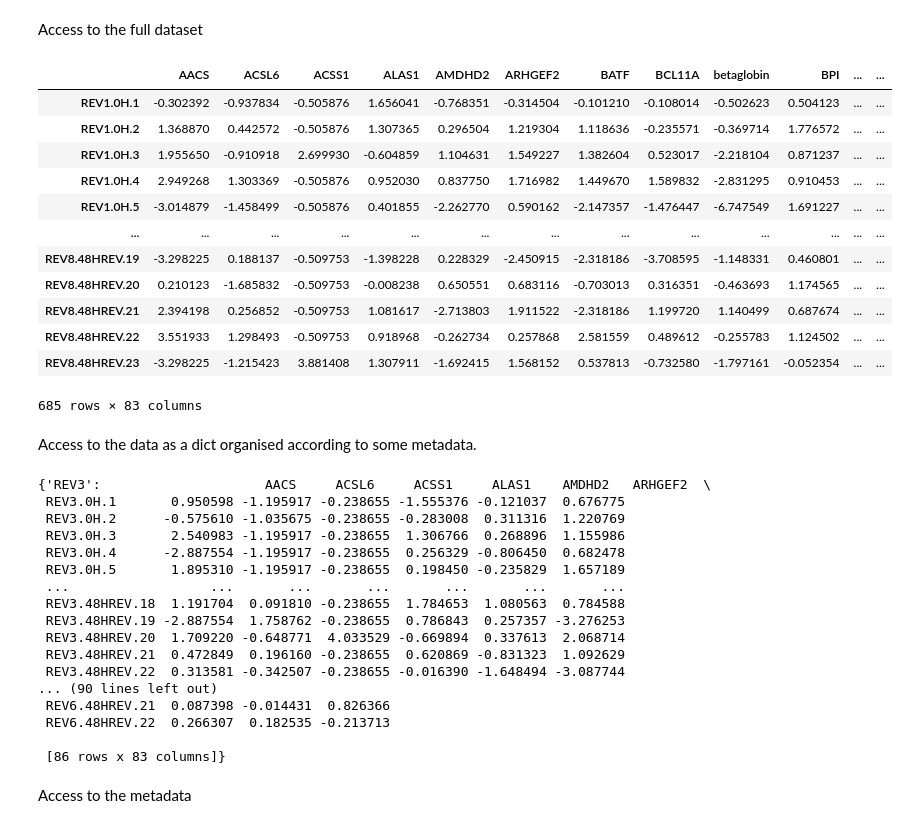
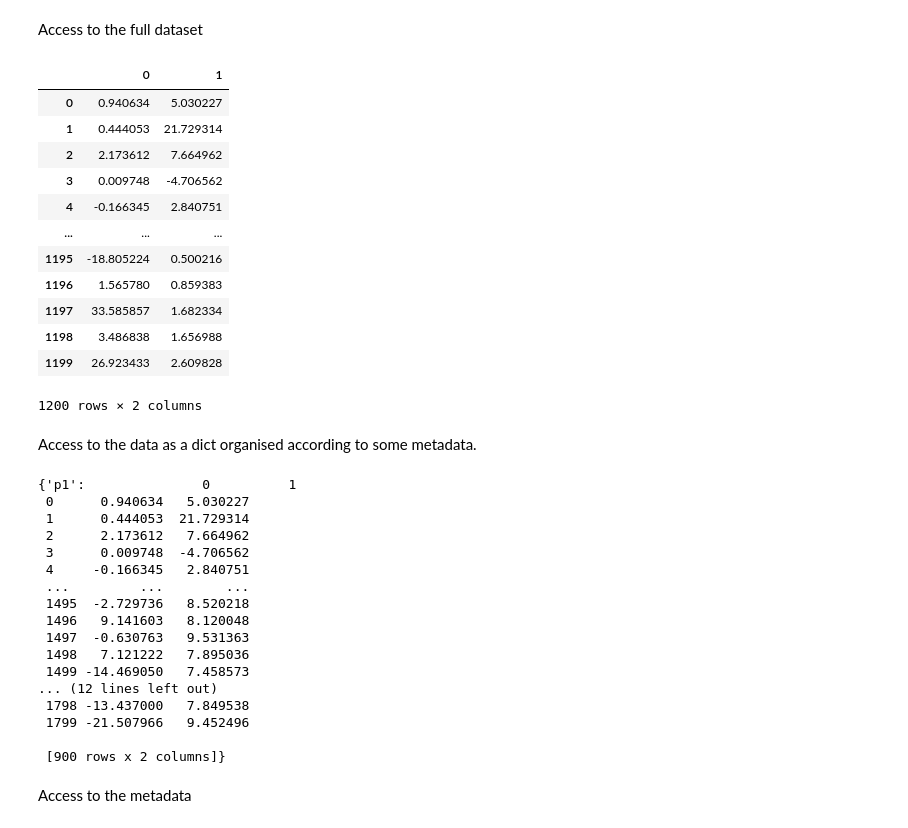
Before and after one commit to LMJL-Alea/ktest, a Jupyter notebook: vignettes_pyktest/Vignette3_plot_multivariate_testing.ipynb, the cells around one changed output. Drawn from its saved outputs; the diff is of its cells as text; code cells hidden in the pictures.

Commit message:
Update vignettes with synthetic data

```diff
--- a/vignettes_pyktest/Vignette3_plot_multivariate_testing.ipynb
+++ b/vignettes_pyktest/Vignette3_plot_multivariate_testing.ipynb
@@ -4,49 +4,49 @@ from pyktest.tester import Ktest
 # %%
 data = pd.read_csv('data.csv',index_col=0)
 metadata = pd.read_csv('metadata.csv',index_col=0)
-kt = Ktest(data,metadata,condition='condition',samples=['0H','24H'])
+kt = Ktest(data,metadata,condition='condition',samples=['c1','c2'])
 kt.multivariate_test(verbose=0)
 # %% [markdown]
 Access to the full dataset
 # %%
-kt.get_dataframe_of_all_data()
+kt.get_data(dataframe=True,in_dict=False)
 # %% [output]
-|  | AACS | ACSL6 | ACSS1 | ALAS1 | AMDHD2 | ARHGEF2 | BATF | BCL11A | betaglobin | BPI | ... | ... |
-| REV1.0H.1 | -0.302392 | -0.937834 | -0.505876 | 1.656041 | -0.768351 | -0.314504 | -0.101210 | -0.108014 | -0.502623 | 0.504123 | ... | ... |
-| REV1.0H.2 | 1.368870 | 0.442572 | -0.505876 | 1.307365 | 0.296504 | 1.219304 | 1.118636 | -0.235571 | -0.369714 | 1.776572 | ... | ... |
-| REV1.0H.3 | 1.955650 | -0.910918 | 2.699930 | -0.604859 | 1.104631 | 1.549227 | 1.382604 | 0.523017 | -2.218104 | 0.871237 | ... | ... |
-| REV1.0H.4 | 2.949268 | 1.303369 | -0.505876 | 0.952030 | 0.837750 | 1.716982 | 1.449670 | 1.589832 | -2.831295 | 0.910453 | ... | ... |
-| REV1.0H.5 | -3.014879 | -1.458499 | -0.505876 | 0.401855 | -2.262770 | 0.590162 | -2.147357 | -1.476447 | -6.747549 | 1.691227 | ... | ... |
-| ... | ... | ... | ... | ... | ... | ... | ... | ... | ... | ... | ... | ... |
-| REV8.48HREV.19 | -3.298225 | 0.188137 | -0.509753 | -1.398228 | 0.228329 | -2.450915 | -2.318186 | -3.708595 | -1.148331 | 0.460801 | ... | ... |
-| REV8.48HREV.20 | 0.210123 | -1.685832 | -0.509753 | -0.008238 | 0.650551 | 0.683116 | -0.703013 | 0.316351 | -0.463693 | 1.174565 | ... | ... |
-| REV8.48HREV.21 | 2.394198 | 0.256852 | -0.509753 | 1.081617 | -2.713803 | 1.911522 | -2.318186 | 1.199720 | 1.140499 | 0.687674 | ... | ... |
-| REV8.48HREV.22 | 3.551933 | 1.298493 | -0.509753 | 0.918968 | -0.262734 | 0.257868 | 2.581559 | 0.489612 | -0.255783 | 1.124502 | ... | ... |
-| REV8.48HREV.23 | -3.298225 | -1.215423 | 3.881408 | 1.307911 | -1.692415 | 1.568152 | 0.537813 | -0.732580 | -1.797161 | -0.052354 | ... | ... |
+|  | 0 | 1 |
+| 0 | 0.940634 | 5.030227 |
+| 1 | 0.444053 | 21.729314 |
+| 2 | 2.173612 | 7.664962 |
+| 3 | 0.009748 | -4.706562 |
+| 4 | -0.166345 | 2.840751 |
+| ... | ... | ... |
+| 1195 | -18.805224 | 0.500216 |
+| 1196 | 1.565780 | 0.859383 |
+| 1197 | 33.585857 | 1.682334 |
+| 1198 | 3.486838 | 1.656988 |
+| 1199 | 26.923433 | 2.609828 |
-685 rows × 83 columns
+1200 rows × 2 columns
 # %% [markdown]
 Access to the data as a dict organised according to some metadata.
 # %%
-data = kt.get_dataframes_of_data(condition='batch',samples=['REV3','REV6'])
+data = kt.get_data(condition='patient',samples=['p1','p2'],dataframe=True,in_dict=True)
 data
 # %% [output]
-{'REV3':                     AACS     ACSL6     ACSS1     ALAS1    AMDHD2   ARHGEF2  \
- REV3.0H.1       0.950598 -1.195917 -0.238655 -1.555376 -0.121037  0.676775
- REV3.0H.2      -0.575610 -1.035675 -0.238655 -0.283008  0.311316  1.220769
- REV3.0H.3       2.540983 -1.195917 -0.238655  1.306766  0.268896  1.155986
- REV3.0H.4      -2.887554 -1.195917 -0.238655  0.256329 -0.806450  0.682478
- REV3.0H.5       1.895310 -1.195917 -0.238655  0.198450 -0.235829  1.657189
- ...                  ...       ...       ...       ...       ...       ...
- REV3.48HREV.18  1.191704  0.091810 -0.238655  1.784653  1.080563  0.784588
- REV3.48HREV.19 -2.887554  1.758762 -0.238655  0.786843  0.257357 -3.276253
- REV3.48HREV.20  1.709220 -0.648771  4.033529 -0.669894  0.337613  2.068714
- REV3.48HREV.21  0.472849  0.196160 -0.238655  0.620869 -0.831323  1.092629
- REV3.48HREV.22  0.313581 -0.342507 -0.238655 -0.016390 -1.648494 -3.087744
-... (90 lines left out)
- REV6.48HREV.21  0.087398 -0.014431  0.826366
- REV6.48HREV.22  0.266307  0.182535 -0.213713
+{'p1':               0          1
+ 0      0.940634   5.030227
+ 1      0.444053  21.729314
+ 2      2.173612   7.664962
+ 3      0.009748  -4.706562
+ 4     -0.166345   2.840751
+ ...         ...        ...
+ 1495  -2.729736   8.520218
+ 1496   9.141603   8.120048
+ 1497  -0.630763   9.531363
+ 1498   7.121222   7.895036
+ 1499 -14.469050   7.458573
+... (12 lines left out)
+ 1798 -13.437000   7.849538
+ 1799 -21.507966   9.452496
 
- [86 rows x 83 columns]}
+ [900 rows x 2 columns]}
 # %% [markdown]
 Access to the metadata
 # %%
```
Also changed, not shown: parts of 5 cells of this notebook, 6 other files.
